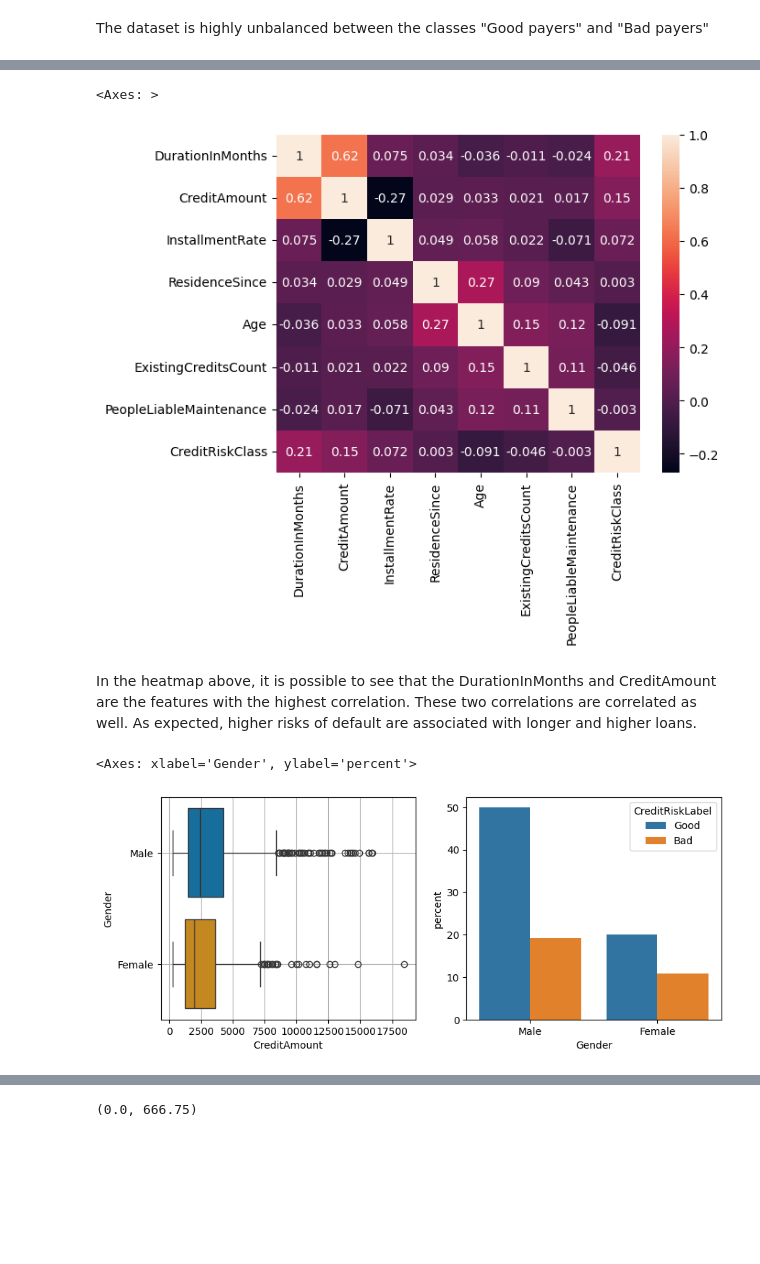
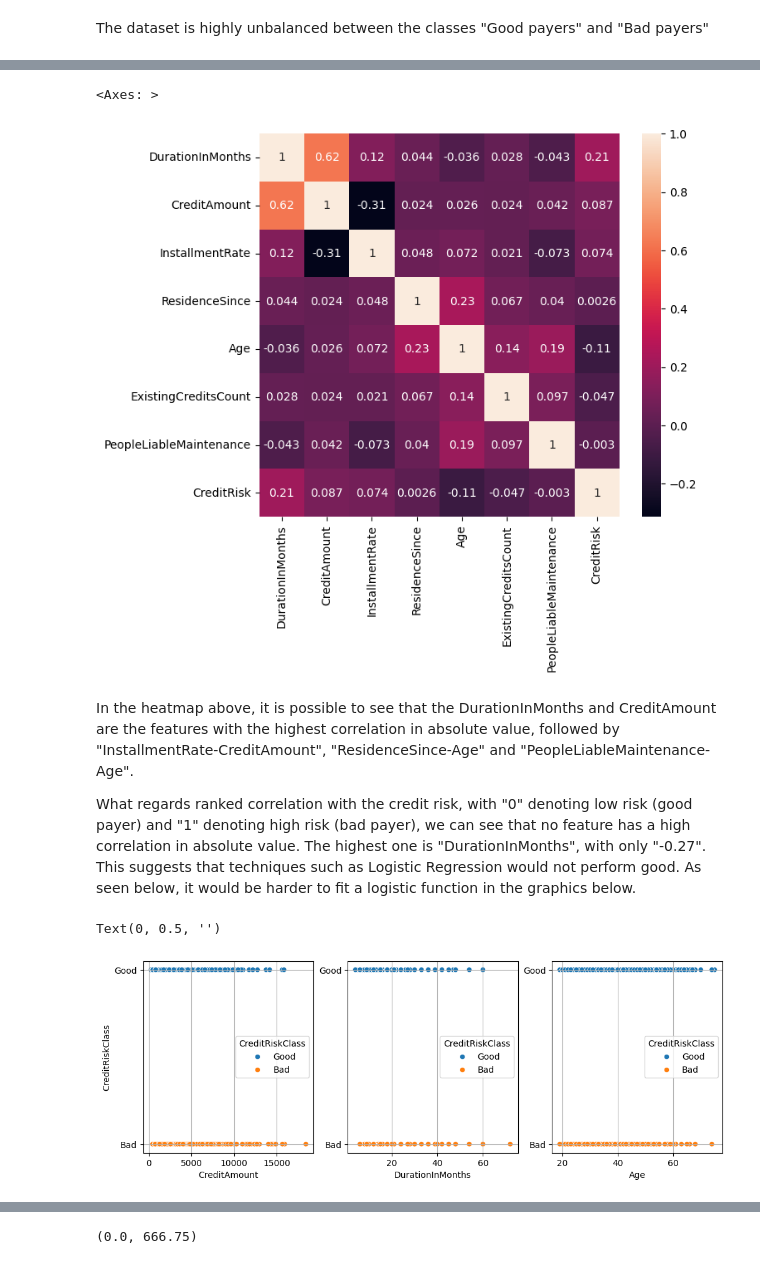
Before and after one commit to LucasVon0645/DSI-Project---Credit-Risk-Prediction, a Jupyter notebook: project.ipynb, the cells around one changed output, grey strips where cells are left out. Drawn from its saved outputs; the diff is of its cells as text; code cells hidden in the pictures; blank space fills up the shorter version.

```diff
--- a/project.ipynb
+++ b/project.ipynb
@@ -232,7 +233,7 @@ dataset_df["CreditRiskClass"] = dataset_df["CreditRiskClass"].replace(2,1) # Bad
 
 credit_risk_class_map = ["Good", "Bad"]
 
-dataset_df["CreditRiskLabel"] = dataset_df["CreditRiskClass"].apply(lambda risk_class: credit_risk_class_map[risk_class])
+dataset_df["CreditRiskClass"] = dataset_df["CreditRiskClass"].apply(lambda risk_class: credit_risk_class_map[risk_class])
 
 print("New columns: ", dataset_df.columns)
 # %% [output]
@@ -370,20 +380,29 @@ In the diagonal, it is possible to see that the distributions for each class are
 # %%
 numerical_features = dataset_df.select_dtypes(include=["int64", "float64"])
-sns.heatmap(data=numerical_features.corr(), annot=True)
+numerical_features["CreditRisk"] = dataset_df["CreditRiskClass"].replace(to_replace={"Good": 0, "Bad": 1})
+
+plt.figure(figsize=(7, 6))
+sns.heatmap(data=numerical_features.corr(method='spearman'), annot=True)
 # %% [output]
 <Axes: >
-[figure, old version]
+[figure, new version]
-# %% [markdown]
-In the heatmap above, it is possible to see that the DurationInMonths and CreditAmount are the features with the highest correlation. These two correlations are correlated as well.
-As expected, higher risks of default are associated with longer and higher loans.
+# %% [markdown]
+In the heatmap above, it is possible to see that the DurationInMonths and CreditAmount are the features with the highest correlation in absolute value, followed by "InstallmentRate-CreditAmount", "ResidenceSince-Age" and "PeopleLiableMaintenance-Age".
+
+What regards ranked correlation with the credit risk, with "0" denoting low risk (good payer) and "1" denoting high risk (bad payer), we can see that no feature has a high correlation in absolute value. The highest one is "DurationInMonths", with only "-0.27". This suggests that techniques such as Logistic Regression would not perform good. As seen below, it would be harder to fit a logistic function in the graphics below.
 # %%
-fig, axes = plt.subplots(1, 2, figsize=(10,4))
+fig, axes = plt.subplots(1, 3, figsize=(12,4))
 
-sns.boxplot(ax=axes[0], x="CreditAmount", y="Gender", data=dataset_df, hue="Gender", palette="colorblind")
+sns.scatterplot(ax=axes[0], x="CreditAmount", y="CreditRiskClass", data=dataset_df, hue="CreditRiskClass")
 axes[0].grid()
 
+sns.scatterplot(ax=axes[1], x="DurationInMonths", y="CreditRiskClass", data=dataset_df, hue="CreditRiskClass")
+axes[1].grid()
+axes[1].set_ylabel("")
 
-sns.countplot(ax=axes[1], x="Gender", hue="CreditRiskLabel", data=dataset_df, stat="percent")
+sns.scatterplot(ax=axes[2], x="Age", y="CreditRiskClass", data=dataset_df, hue="CreditRiskClass")
+axes[2].grid()
+axes[2].set_ylabel("")
 # %% [output]
-<Axes: xlabel='Gender', ylabel='percent'>
+Text(0, 0.5, '')
-[figure, old version]
+[figure, new version]
```
Also changed, not shown: parts of 30 cells of this notebook, 1 other file.
